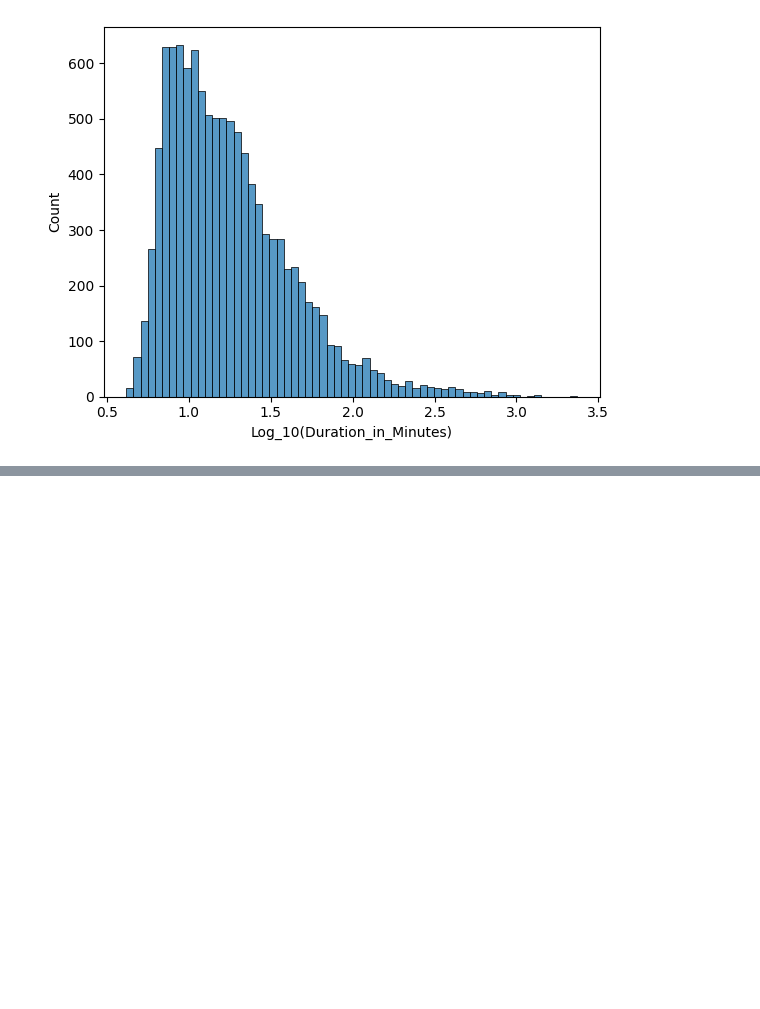
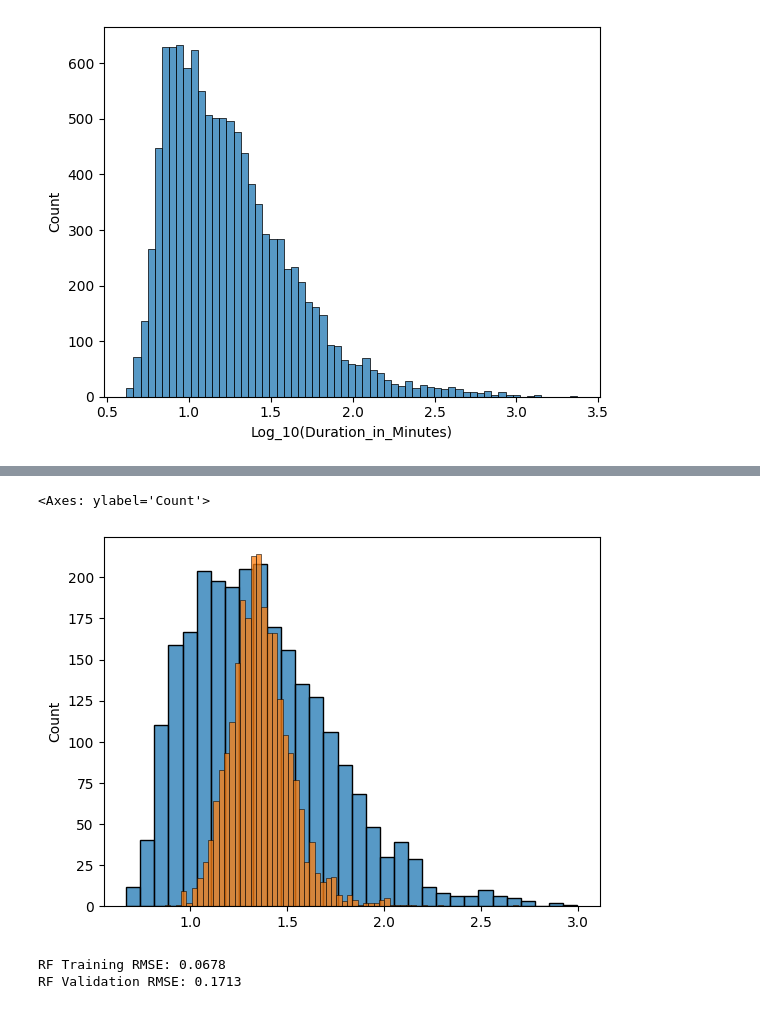
Before and after one commit to dandrew-nbl/autocall-retrieval-predictor, a Jupyter notebook: data_prep.ipynb, the cells around one changed output, grey strips where cells are left out. Drawn from its saved outputs; the diff is of its cells as text; code cells hidden in the pictures; blank space fills up the shorter version.

Commit message:
new model

```diff
--- a/data_prep.ipynb
+++ b/data_prep.ipynb
@@ -87,0 +593,32 @@ Text(0.5, 0, 'Log_10(Duration_in_Minutes)')
+# %%
+sns.histplot(y_val)
+sns.histplot(y_val_pred)
+# %% [output]
+<Axes: ylabel='Count'>
+[figure, added]
+# %%
+from sklearn.ensemble import RandomForestRegressor
+from sklearn.metrics import mean_squared_error
+import numpy as np
+
+# Prepare data
+X_train = prepare_X(df_train)
+X_val = prepare_X(df_val)
+
+# Train a random forest model
+rf_model = RandomForestRegressor(n_estimators=100, random_state=42)
+rf_model.fit(X_train, y_train)
+
+# Make predictions
+y_train_pred_rf = rf_model.predict(X_train)
+y_val_pred_rf = rf_model.predict(X_val)
+
+# Calculate RMSE
+train_rmse_rf = np.sqrt(mean_squared_error(y_train, y_train_pred_rf))
+val_rmse_rf = np.sqrt(mean_squared_error(y_val, y_val_pred_rf))
+
+print(f"RF Training RMSE: {train_rmse_rf:.4f}")
+print(f"RF Validation RMSE: {val_rmse_rf:.4f}")
+# %% [output]
+RF Training RMSE: 0.0678
+RF Validation RMSE: 0.1713
```
Also changed, not shown: parts of 44 cells of this notebook.
